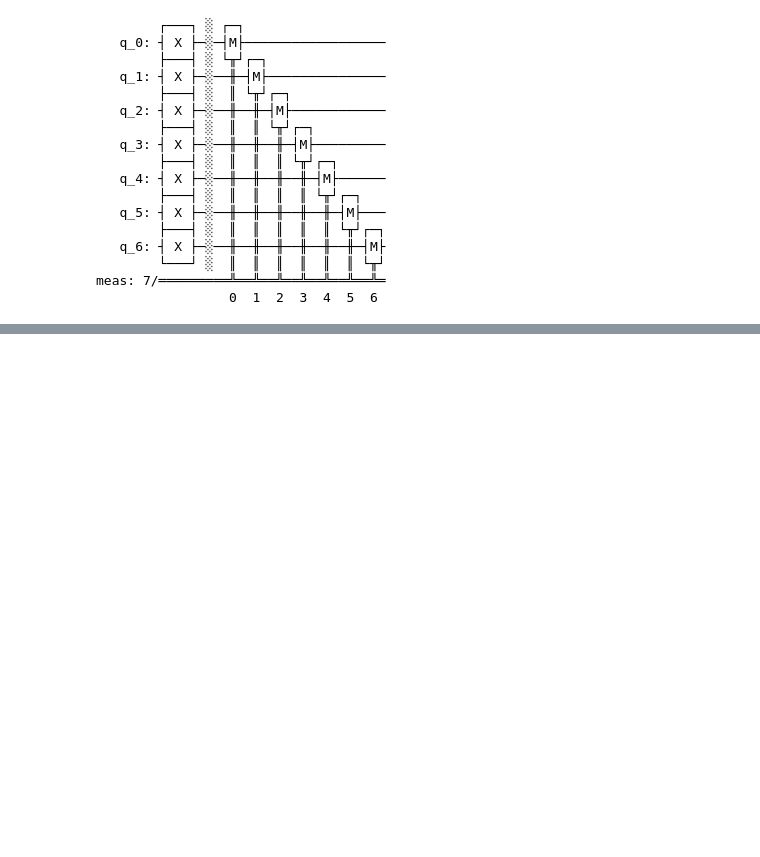
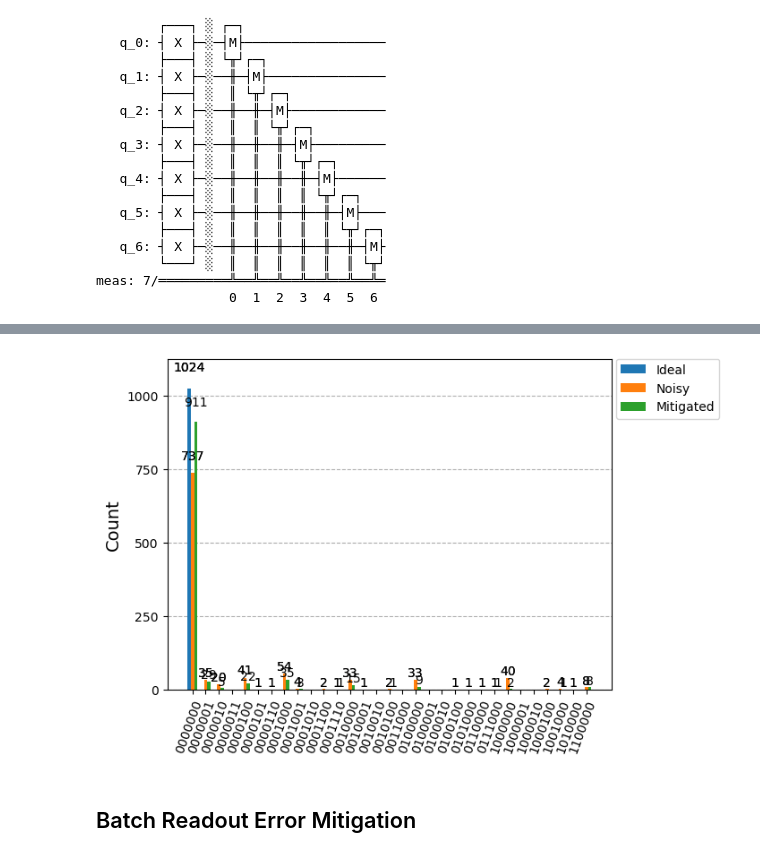
Before and after one commit to malee4/readout_mitigation, a Jupyter notebook: error_mitigation/readout_error.ipynb, the cells around one changed output, grey strips where cells are left out. Cells and saved outputs as stored; diff of their text form; code cells hidden in the pictures; blank space fills up the shorter version.

Commit message:
Functioning readout error mitigation example

```diff
--- a/error_mitigation/readout_error.ipynb
+++ b/error_mitigation/readout_error.ipynb
@@ -212,0 +204,3 @@ array([[8.01249835e-01, 1.35265613e-02, 1.75923118e-02, ...,
+# %%
+# get the readout error mitigation matrix
+mitigation_matrix = np.linalg.inv(error_matrix.T)
@@ -212,0 +301,12 @@ array([[8.01249835e-01, 1.35265613e-02, 1.75923118e-02, ...,
+# %%
+# mitigate the noisy results
+noisy_probabilities = to_vector(noisy_counts) / nshots
+mitigated_probabilities = mitigation_matrix @ noisy_probabilities
+mitigated_counts = to_dict(mitigated_probabilities * nshots)
+
+# plot mitigated versus ideal
+plot_histogram([ideal_counts, noisy_counts, mitigated_counts], legend=["Ideal", "Noisy", "Mitigated"])
+# %% [output]
+[figure, added]
+# %% [markdown]
+## Batch Readout Error Mitigation
```
Also changed, not shown: parts of 9 cells of this notebook.
